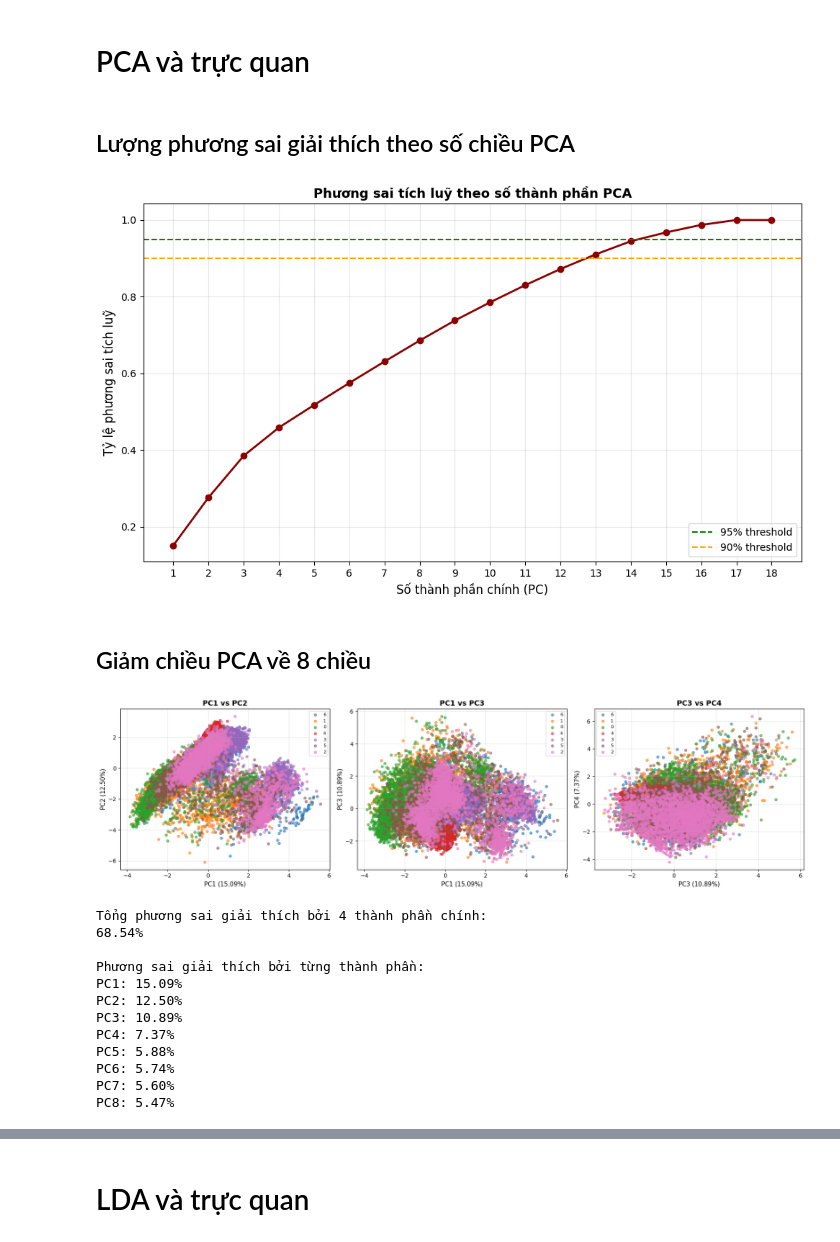
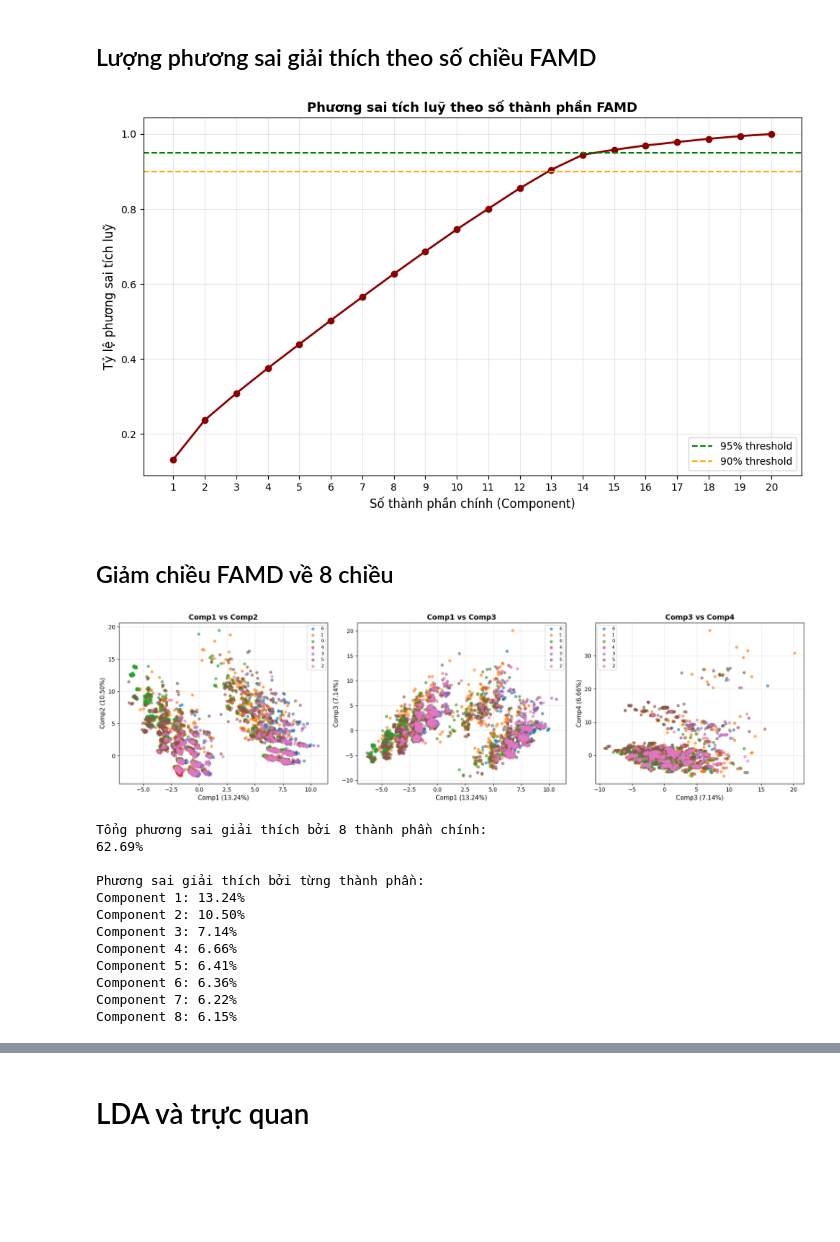
Before and after one commit to tranminhduc9/Obesity_Predict_ML, a Jupyter notebook: dimension_reduction.ipynb, the cells around one changed output, grey strips where cells are left out. Saved outputs shown, nothing was run; the diff lists cells and outputs as text; code cells hidden in the pictures; blank space fills up the shorter version.

```diff
--- a/dimension_reduction.ipynb
+++ b/dimension_reduction.ipynb
@@ -45,12 +23,12 @@ X_scaled_df.head()
-# %% [markdown]
-#  PCA và trực quan
 # %% [markdown]
-## Lượng phương sai giải thích theo số chiều PCA
+## Lượng phương sai giải thích theo số chiều FAMD
 # %%
-pca_full = PCA()
-pca_full.fit(X_scaled)
+# Áp dụng FAMD với tất cả các components
+famd_full = prince.FAMD(n_components = X.shape[1], copy=True, check_input=True, engine='sklearn', random_state=42)
+famd_full.fit(X)
 
-explained_variance = pca_full.explained_variance_ratio_
+# Tính explained variance từ eigenvalues
+explained_variance = famd_full.eigenvalues_ / famd_full.eigenvalues_.sum()
 cumulative_variance = np.cumsum(explained_variance)
 
 fig, ax = plt.subplots(figsize=(10, 6))
@@ -59,9 +37,9 @@ ax.plot(range(1, len(cumulative_variance) + 1), cumulative_variance,
         marker='o', linewidth=2, markersize=6, color='darkred')
 ax.axhline(y=0.95, color='green', linestyle='--', linewidth=1.5, label='95% threshold')
 ax.axhline(y=0.90, color='orange', linestyle='--', linewidth=1.5, label='90% threshold')
-ax.set_xlabel('Số thành phần chính (PC)', fontsize=12)
+ax.set_xlabel('Số thành phần chính (Component)', fontsize=12)
 ax.set_ylabel('Tỷ lệ phương sai tích luỹ', fontsize=12)
-ax.set_title('Phương sai tích luỹ theo số thành phần PCA', fontsize=13, fontweight='bold')
+ax.set_title('Phương sai tích luỹ theo số thành phần FAMD', fontsize=13, fontweight='bold')
 ax.grid(alpha=0.3)
 ax.set_xticks(range(1, len(cumulative_variance) + 1))
 ax.legend(fontsize=10)
@@ -69,55 +47,66 @@ ax.legend(fontsize=10)
 plt.tight_layout()
 plt.show()
 # %% [output]
-[figure, old version]
+[figure, new version]
 # %% [markdown]
-## Giảm chiều PCA về 8 chiều
+## Giảm chiều FAMD về 8 chiều
 # %%
-# PCA về 8 chiều
-pca = PCA(n_components=8)
-X_pca = pca.fit_transform(X_scaled)
+# FAMD về 8 chiều
+famd = prince.FAMD(n_components=8, copy=True, check_input=True, engine='sklearn', random_state=42)
+X_famd = famd.fit_transform(X)
 # %%
 fig, axes = plt.subplots(1, 3, figsize=(18, 5))
 
 pairs = [(0, 1), (0, 2), (2, 3)]
-pair_names = [('PC1', 'PC2'), ('PC1', 'PC3'), ('PC3', 'PC4')]
+pair_names = [('Comp1', 'Comp2'), ('Comp1', 'Comp3'), ('Comp3', 'Comp4')]
+
+# Tính explained variance ĐÚNG: chia cho tổng TẤT CẢ eigenvalues
+total_eigenvalues = famd_full.eigenvalues_.sum()
+explained_var = famd.eigenvalues_ / total_eigenvalues
+
+# Chuyển X_famd thành numpy array để dễ indexing
+X_famd_array = X_famd.values
 
 for idx, (i, j) in enumerate(pairs):
     for label in y.unique():
         mask = y == label
         axes[idx].scatter(
-            X_pca[mask, i],
-            X_pca[mask, j],
+            X_famd_array[mask, i],
+            X_famd_array[mask, j],
             label=label,
             alpha=0.6,
             s=20
         )
-    axes[idx].set_xlabel(f'{pair_names[idx][0]} ({pca.explained_variance_ratio_[i]:.2%})', fontsize=11)
-    axes[idx].set_ylabel(f'{pair_names[idx][1]} ({pca.explained_variance_ratio_[j]:.2%})', fontsize=11)
+    axes[idx].set_xlabel(f'{pair_names[idx][0]} ({explained_var[i]:.2%})', fontsize=11)
+    axes[idx].set_ylabel(f'{pair_names[idx][1]} ({explained_var[j]:.2%})', fontsize=11)
     axes[idx].set_title(f'{pair_names[idx][0]} vs {pair_names[idx][1]}', fontsize=13, fontweight='bold')
     axes[idx].grid(alpha=0.3)
     axes[idx].legend(fontsize=8, loc='best')
 
 plt.tight_layout()
 plt.show()
 # %% [output]
-[figure, old version]
+[figure, new version]
 # %%
-print("Tổng phương sai giải thích bởi 4 thành phần chính:")
-print(f"{pca.explained_variance_ratio_.sum():.2%}")
+# Phương sai giải thích bởi các thành phần chính
+total_eigenvalues = famd_full.eigenvalues_.sum()
+explained_var = famd.eigenvalues_ / total_eigenvalues
+
+print("Tổng phương sai giải thích bởi 8 thành phần chính:")
+print(f"{explained_var.sum():.2%}")
 print("\nPhương sai giải thích bởi từng thành phần:")
-for i, var in enumerate(pca.explained_variance_ratio_):
-    print(f"PC{i+1}: {var:.2%}")
+for i, var in enumerate(explained_var):
+    print(f"Component {i+1}: {var:.2%}")
 # %% [output]
-Tổng phương sai giải thích bởi 4 thành phần chính:
-68.54%
+Tổng phương sai giải thích bởi 8 thành phần chính:
+62.69%
 
 Phương sai giải thích bởi từng thành phần:
-PC1: 15.09%
-PC2: 12.50%
-PC3: 10.89%
-PC4: 7.37%
-PC5: 5.88%
-PC6: 5.74%
-PC7: 5.60%
-PC8: 5.47%
+Component 1: 13.24%
+Component 2: 10.50%
+Component 3: 7.14%
+Component 4: 6.66%
+Component 5: 6.41%
+Component 6: 6.36%
+Component 7: 6.22%
+Component 8: 6.15%
```
Also changed, not shown: parts of 11 cells of this notebook, 14 other files.
